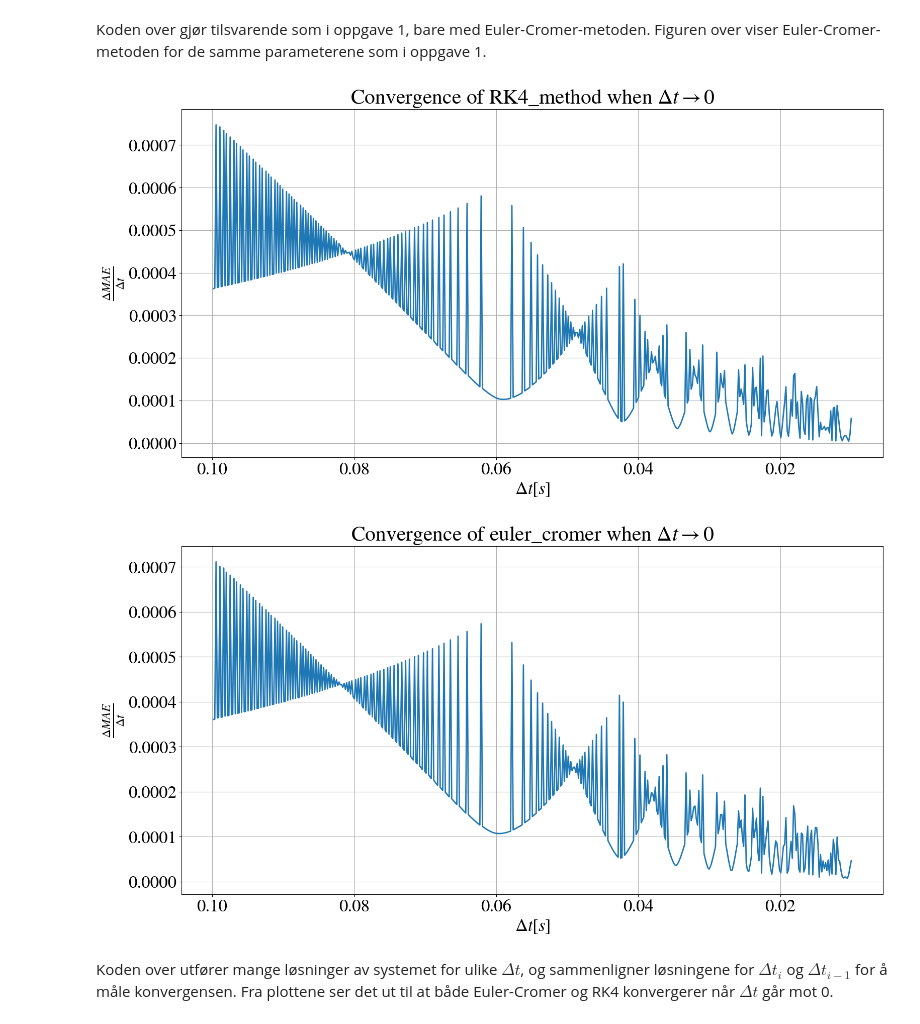
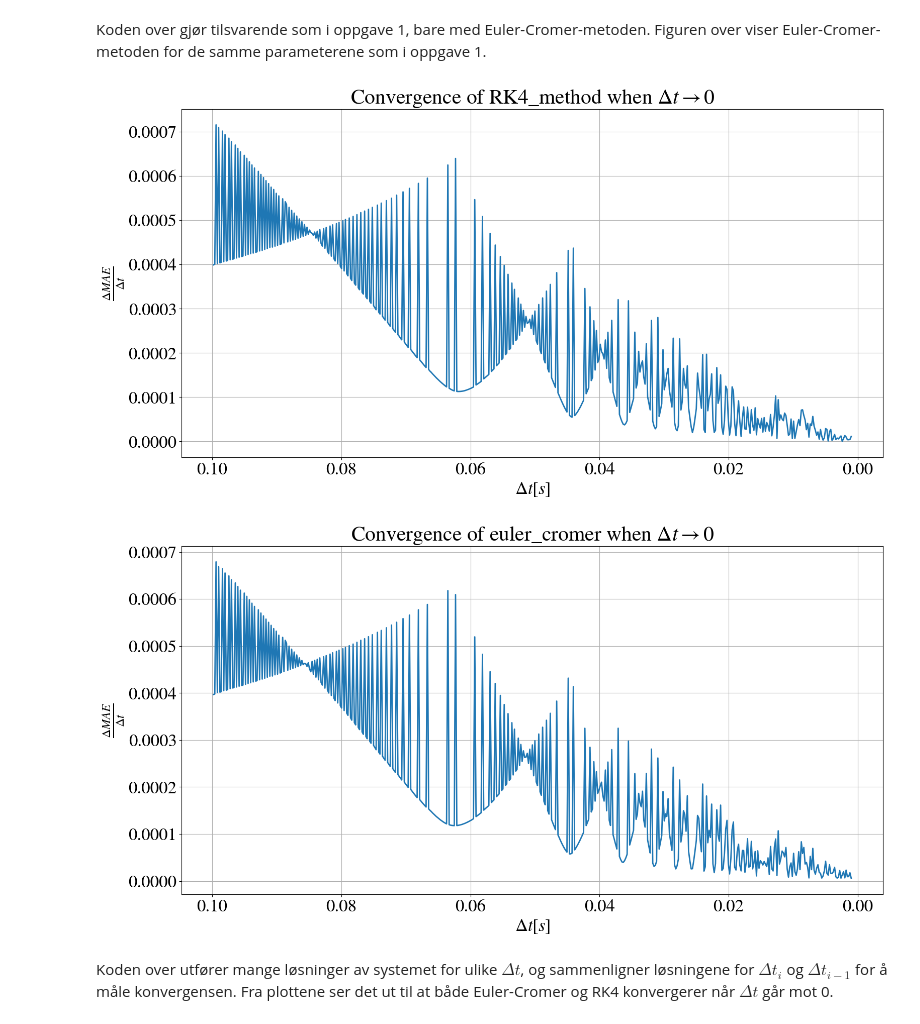
Before and after one commit to Oliver-BS/TFY4163-numerical-project, a Jupyter notebook: main.ipynb, the cells around one changed output. Drawn from its saved outputs; the diff is of its cells as text; code cells hidden in the pictures.

```diff
--- a/main.ipynb
+++ b/main.ipynb
@@ -266,23 +274,23 @@ def convergence_test(method, RHS, params, dt_max, dt_min, N):
 # %%
 params = {
     "l": 1,  # m - Lengden av snora
     "g": 9.8,  # m/s^2 - Tyngdeakselerasjon
     "theta_0": 0.2,  # rad - Initial vinkel med hensyn til vertikalen
     "theta_dot_0": 0.0,  # rad/s - Initial vinkelhastighet
     "q": 1.0,  # Hz - Friksjonsparameter
     "omega_D": 3.13,  # rad/s - FD_mlens vinkelfrekvens
     "FD_ml": 0.2,  # s^-2 - FD_ml
     "T": 20 # s - Tidsintervall
 }
 
 dt_max = 0.1
-dt_min = 0.01
+dt_min = 0.001
 N = 500
 convergence_test(RK4_method, equation, params, dt_max, dt_min, N)
 convergence_test(euler_cromer, equation, params, dt_max, dt_min, N)
 # %% [output]
-[figure, old version]
+[figure, new version]
-[figure, old version]
+[figure, new version]
 # %% [markdown]
 Koden over utfører mange løsninger av systemet for ulike $\Delta t$, og sammenligner løsningene for $\Delta t_{i}$ og $\Delta t_{i-1}$ for å måle konvergensen. Fra plottene ser det ut til at både Euler-Cromer og RK4 konvergerer når $\Delta t$ går mot 0.
 # %% [markdown]
```
Also changed, not shown: parts of 5 cells of this notebook.
